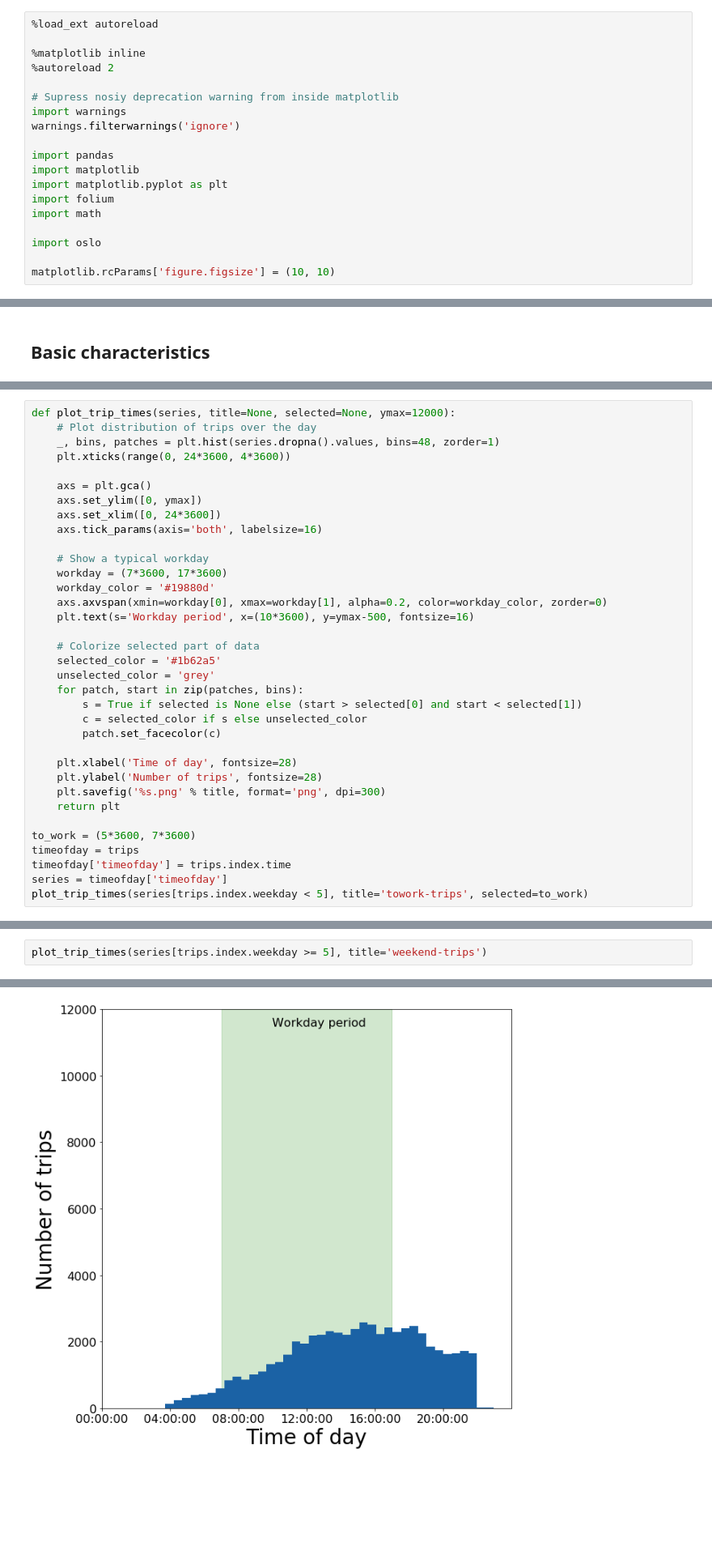
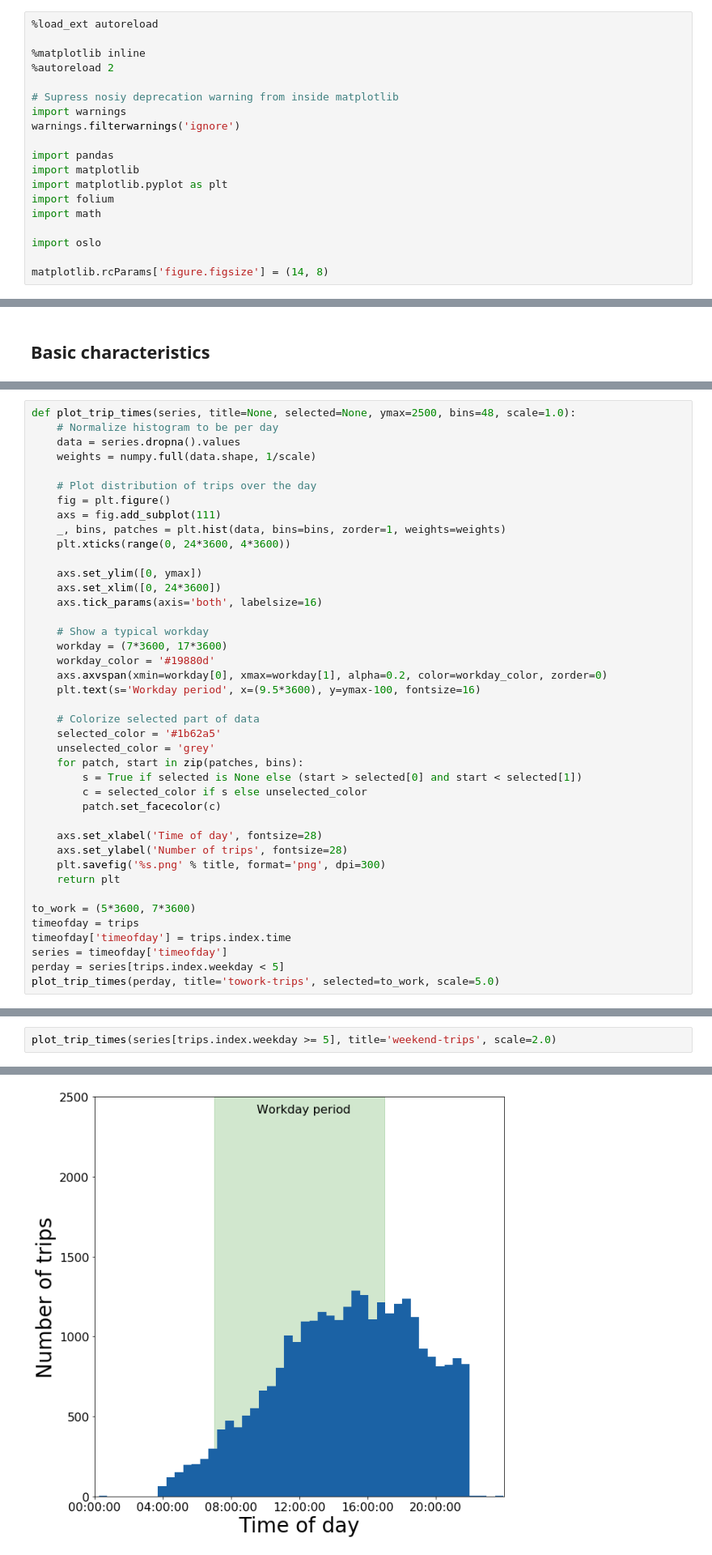
Before and after one commit to jonnor/bike-sharing-oslo, a Jupyter notebook: Oslo.ipynb, the cells around one changed output, grey strips where cells are left out. Shown at 81% size. Drawn from its saved outputs; the diff is of its cells as text; blank space fills up the shorter version.

Commit message:
Fix trip histograms to account for number of days

```diff
--- a/Oslo.ipynb
+++ b/Oslo.ipynb
@@ -16,7 +16,7 @@ import math
 
 import oslo
 
-matplotlib.rcParams['figure.figsize'] = (10, 10)
+matplotlib.rcParams['figure.figsize'] = (14, 8)
 # %% [output]
 The autoreload extension is already loaded. To reload it, use:
   %reload_ext autoreload
@@ -222,10 +222,15 @@ plt.savefig('Trip Velocity.png', format='png', dpi=300)
 # %%
-def plot_trip_times(series, title=None, selected=None, ymax=12000):
+def plot_trip_times(series, title=None, selected=None, ymax=2500, bins=48, scale=1.0):
+    # Normalize histogram to be per day
+    data = series.dropna().values
+    weights = numpy.full(data.shape, 1/scale)
+
     # Plot distribution of trips over the day
-    _, bins, patches = plt.hist(series.dropna().values, bins=48, zorder=1)
+    fig = plt.figure()
+    axs = fig.add_subplot(111)
+    _, bins, patches = plt.hist(data, bins=bins, zorder=1, weights=weights)
     plt.xticks(range(0, 24*3600, 4*3600))
 
-    axs = plt.gca()
     axs.set_ylim([0, ymax])
     axs.set_xlim([0, 24*3600])
     axs.tick_params(axis='both', labelsize=16)
@@ -234,7 +239,7 @@ def plot_trip_times(series, title=None, selected=None, ymax=12000):
     workday = (7*3600, 17*3600)
     workday_color = '#19880d'
     axs.axvspan(xmin=workday[0], xmax=workday[1], alpha=0.2, color=workday_color, zorder=0)
-    plt.text(s='Workday period', x=(10*3600), y=ymax-500, fontsize=16)
+    plt.text(s='Workday period', x=(9.5*3600), y=ymax-100, fontsize=16)
 
     # Colorize selected part of data
     selected_color = '#1b62a5'
@@ -244,8 +249,8 @@ def plot_trip_times(series, title=None, selected=None, ymax=12000):
         c = selected_color if s else unselected_color
         patch.set_facecolor(c)
 
-    plt.xlabel('Time of day', fontsize=28)
-    plt.ylabel('Number of trips', fontsize=28)
+    axs.set_xlabel('Time of day', fontsize=28)
+    axs.set_ylabel('Number of trips', fontsize=28)
     plt.savefig('%s.png' % title, format='png', dpi=300)
     return plt
 
@@ -253,6 +258,7 @@ to_work = (5*3600, 7*3600)
 timeofday = trips
 timeofday['timeofday'] = trips.index.time
 series = timeofday['timeofday']
-plot_trip_times(series[trips.index.weekday < 5], title='towork-trips', selected=to_work)
+perday = series[trips.index.weekday < 5]
+plot_trip_times(perday, title='towork-trips', selected=to_work, scale=5.0)
 # %% [output]
 <module 'matplotlib.pyplot' from '/usr/lib/python3.6/site-packages/matplotlib/pyplot.py'>
@@ -260,8 +266,8 @@ plot_trip_times(series[trips.index.weekday < 5], title='towork-trips', selected=
 # %%
-plot_trip_times(series[trips.index.weekday >= 5], title='weekend-trips')
+plot_trip_times(series[trips.index.weekday >= 5], title='weekend-trips', scale=2.0)
 # %% [output]
 <module 'matplotlib.pyplot' from '/usr/lib/python3.6/site-packages/matplotlib/pyplot.py'>
-[figure, old version]
+[figure, new version]
 # %% [markdown]
 ## Station connectivity
 # %%
```
Also changed, not shown: parts of 11 cells of this notebook.
